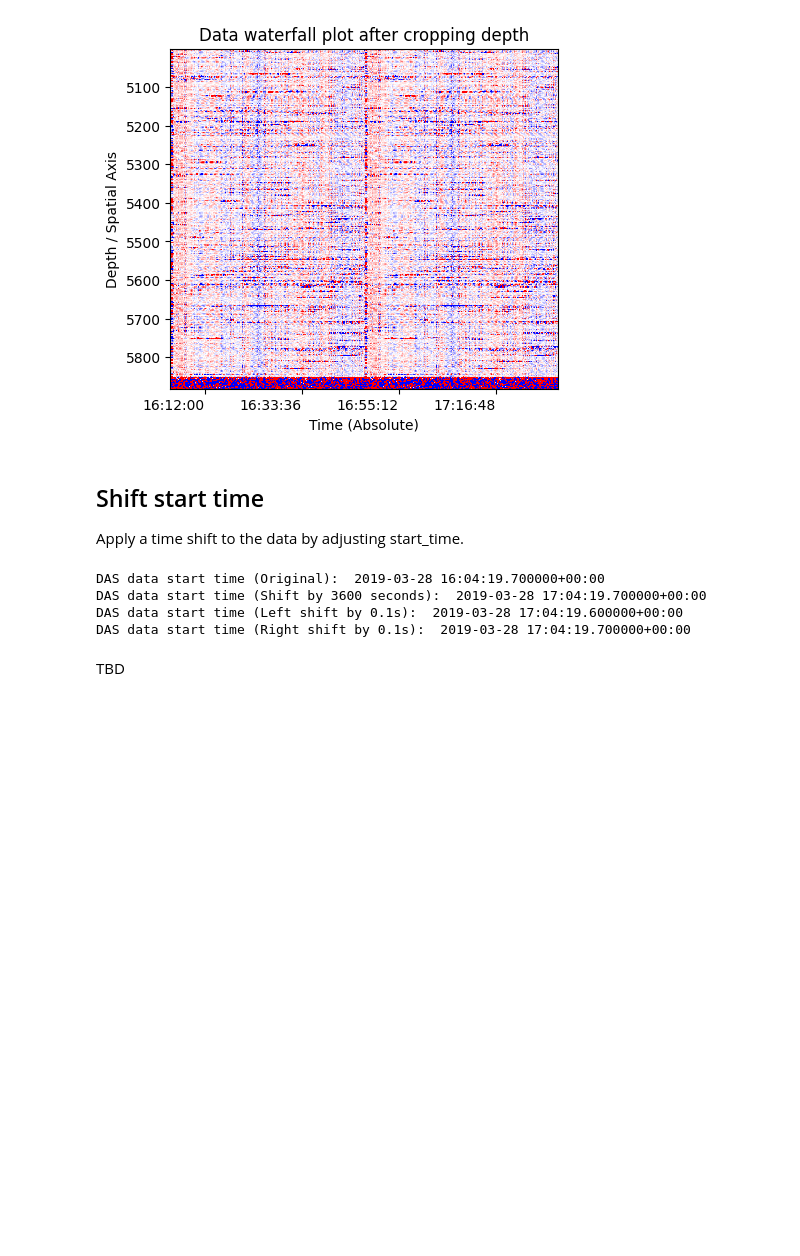
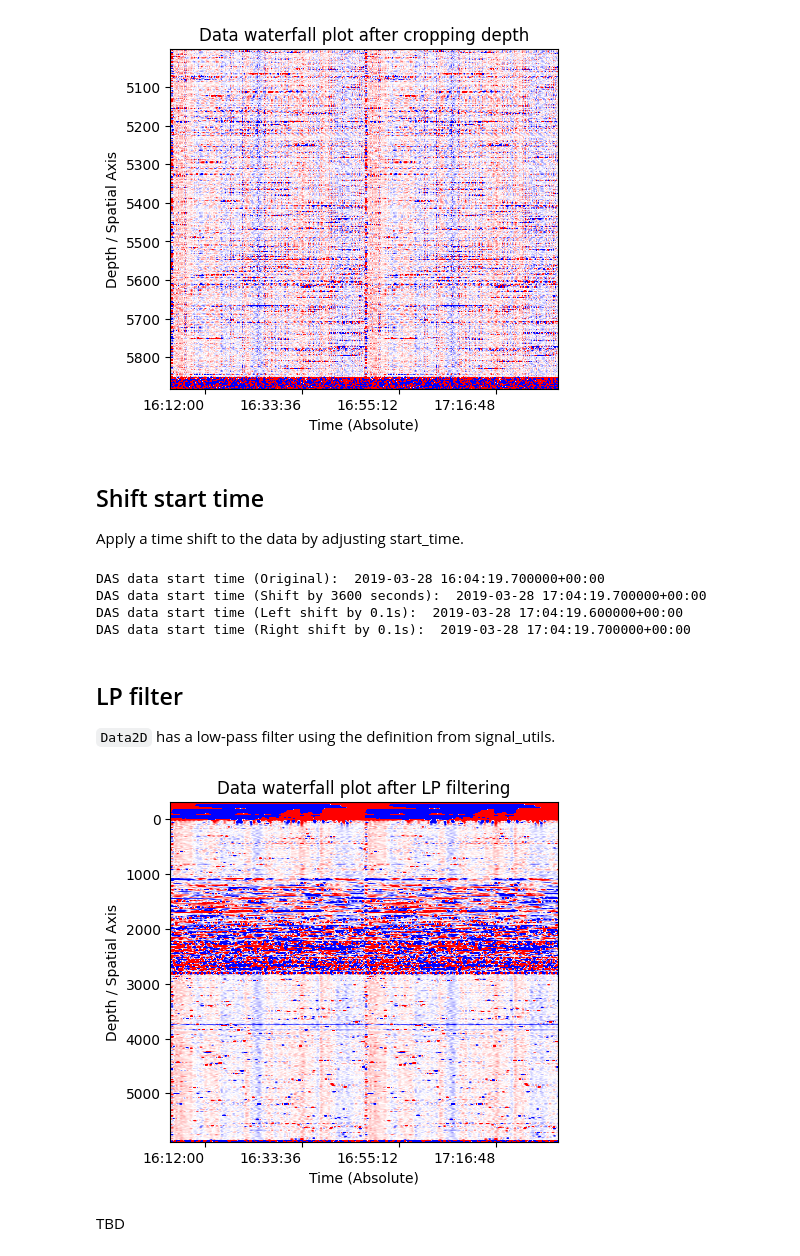
Before and after one commit to shenyaojin/fibeRIS, a Jupyter notebook: examples/scripts/dataio/2d_data.ipynb, the cells around one changed output. Saved outputs shown, nothing was run; the diff lists cells and outputs as text; code cells hidden in the pictures; blank space fills up the shorter version.

Commit message:
Update on LP filter

```diff
--- a/examples/scripts/dataio/2d_data.ipynb
+++ b/examples/scripts/dataio/2d_data.ipynb
@@ -195,7 +195,21 @@ DAS data start time (Original):  2019-03-28 16:04:19.700000+00:00
 DAS data start time (Shift by 3600 seconds):  2019-03-28 17:04:19.700000+00:00
 DAS data start time (Left shift by 0.1s):  2019-03-28 17:04:19.600000+00:00
 DAS data start time (Right shift by 0.1s):  2019-03-28 17:04:19.700000+00:00
-# %% [markdown]
-TBD
+# %% [markdown]
+## LP filter
+`Data2D` has a low-pass filter using the definition from signal_utils.
+# %%
+DASdata_filtered = DASdata.copy()
+DASdata_filtered.apply_lowpass_filter(0.02) # Note the cutoff freq must be smaller than Nyquist Freq!
+# %%
+fig, ax = plt.subplots(figsize=(5,5))
+im = DASdata_filtered.plot(ax=ax, cmap='bwr', use_timestamp=True)
+im.set_clim(-1000, 1000)
+plt.title("Data waterfall plot after LP filtering")
+plt.show()
+# %% [output]
+[figure, added]
+# %% [markdown]
+TBD
 # %%
 # TBD.
```
Also changed, not shown: parts of 2 cells of this notebook, 3 other files.
